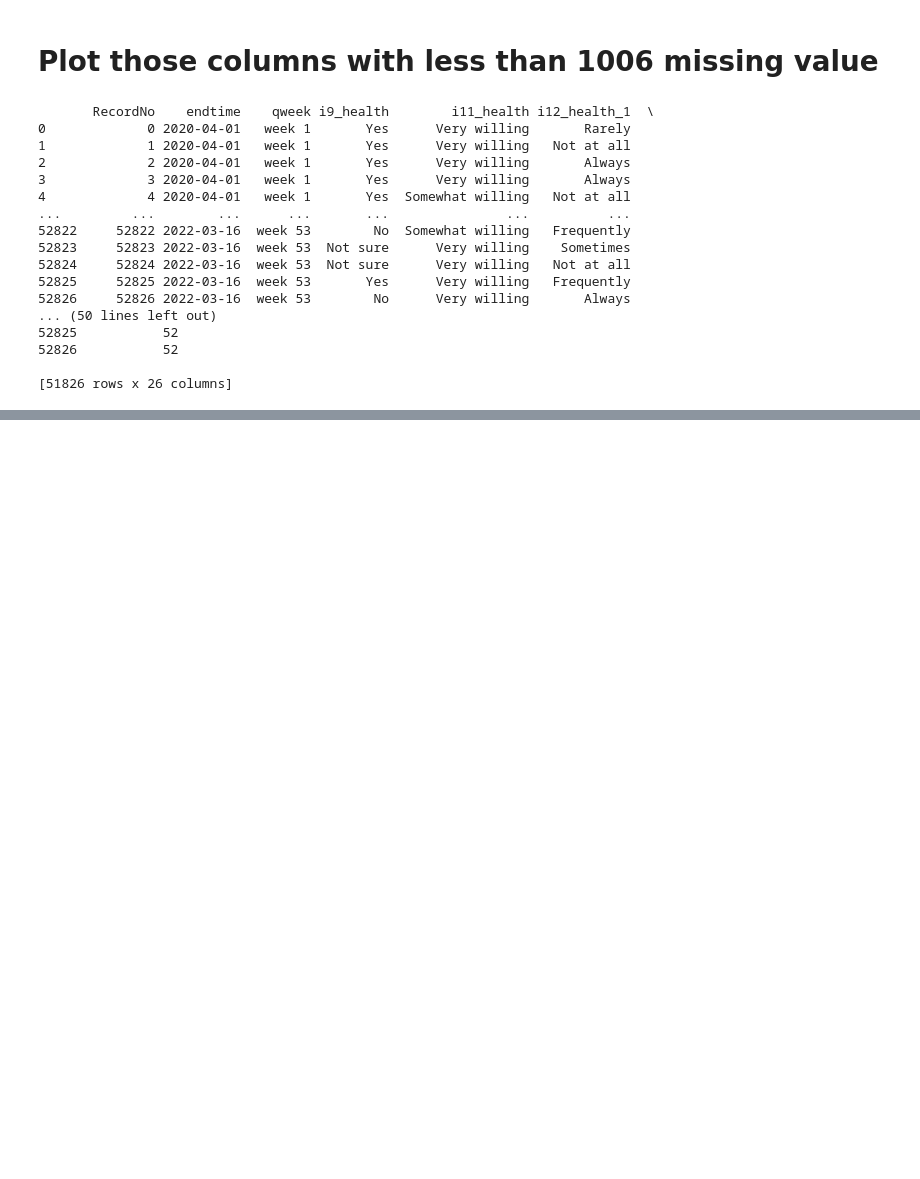
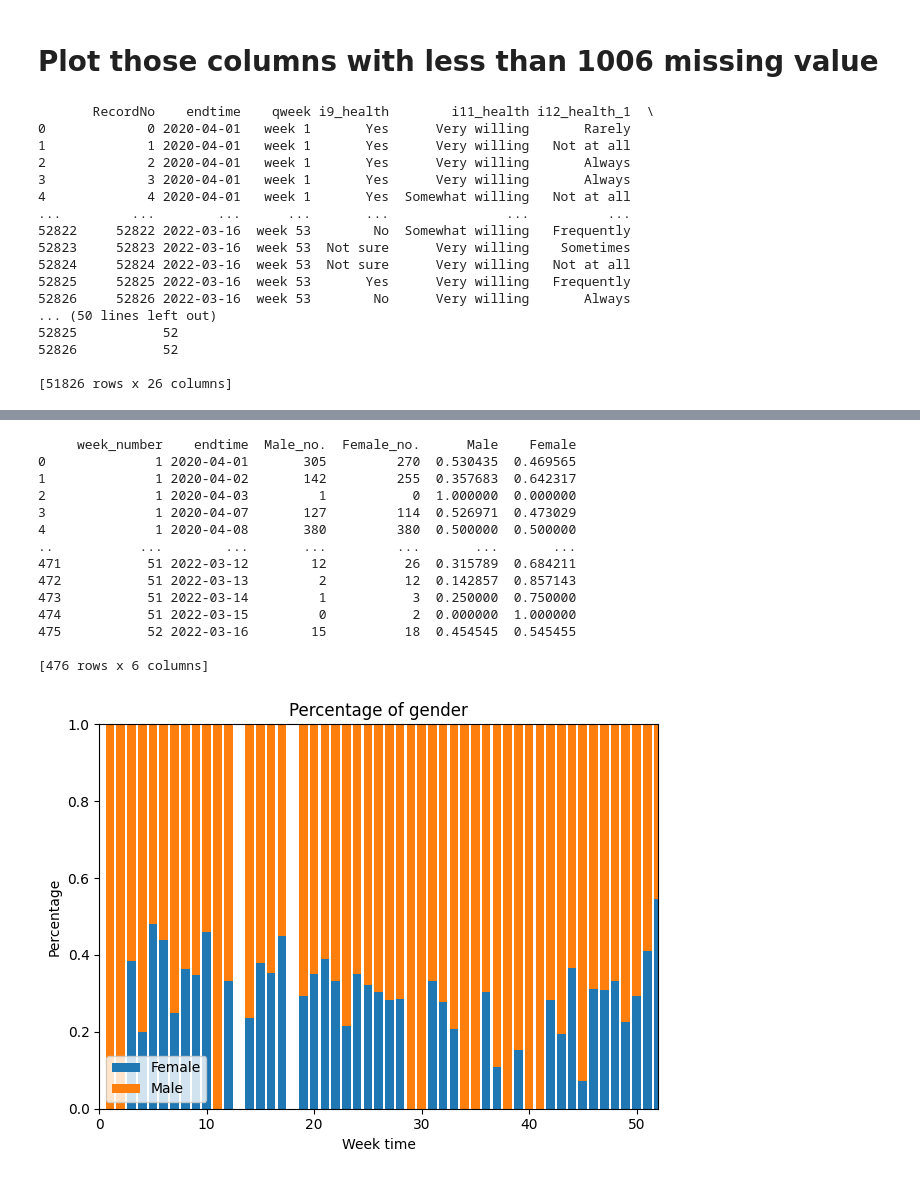
Before and after one commit to Matthew-Ryan1995/face_mask_predictors, a Jupyter notebook: help_function/explore_threshold.ipynb, the cells around one changed output, grey strips where cells are left out. Saved outputs shown, nothing was run; the diff lists cells and outputs as text; code cells hidden in the pictures; blank space fills up the shorter version.

```diff
--- a/help_function/explore_threshold.ipynb
+++ b/help_function/explore_threshold.ipynb
@@ -297,0 +404,43 @@ df.to_csv("../data/cleaned_data.csv", index=False)
+# %%
+# plot gender
+df3["endtime"] = pd.to_datetime(df3["endtime"])
+df3 = df3.sort_values(by=["endtime"])
+
+# Assuming df3 is original dataframe
+df3_count = df3.groupby(["week_number", "endtime", "gender"]).size().unstack(fill_value=0).reset_index()
+df3_count.columns = ["week_number", "endtime",
+                    "Male_no.", "Female_no."]
+
+# plot figures in states. proportion
+df3_count["Male"] = df3_count["Male_no."] / (df3_count["Male_no."] + df3_count["Female_no."])
+df3_count["Female"] = df3_count["Female_no."] / (df3_count["Male_no."] + df3_count["Female_no."])
+
+print(df3_count)
+
+plt.bar(df3_count["week_number"], df3_count["Female"], label="Female")
+plt.bar(df3_count["week_number"], df3_count["Male"], bottom=df3_count["Female"], label="Male")
+plt.title("Percentage of gender")
+plt.xlabel("Week time")
+plt.ylabel("Percentage")
+plt.xlim(0, 52)
+plt.ylim(0, 1)  # Fixing y-axis at 1
+plt.legend()
+plt.tight_layout()
+plt.savefig("../figures/gender_in_proportion_threshold1006.png")
+plt.show()
+# %% [output]
+     week_number    endtime  Male_no.  Female_no.      Male    Female
+0              1 2020-04-01       305         270  0.530435  0.469565
+1              1 2020-04-02       142         255  0.357683  0.642317
+2              1 2020-04-03         1           0  1.000000  0.000000
+3              1 2020-04-07       127         114  0.526971  0.473029
+4              1 2020-04-08       380         380  0.500000  0.500000
+..           ...        ...       ...         ...       ...       ...
+471           51 2022-03-12        12          26  0.315789  0.684211
+472           51 2022-03-13         2          12  0.142857  0.857143
+473           51 2022-03-14         1           3  0.250000  0.750000
+474           51 2022-03-15         0           2  0.000000  1.000000
+475           52 2022-03-16        15          18  0.454545  0.545455
+
+[476 rows x 6 columns]
+[figure, added]
```
Also changed, not shown: parts of 12 cells of this notebook, 9 other files.
